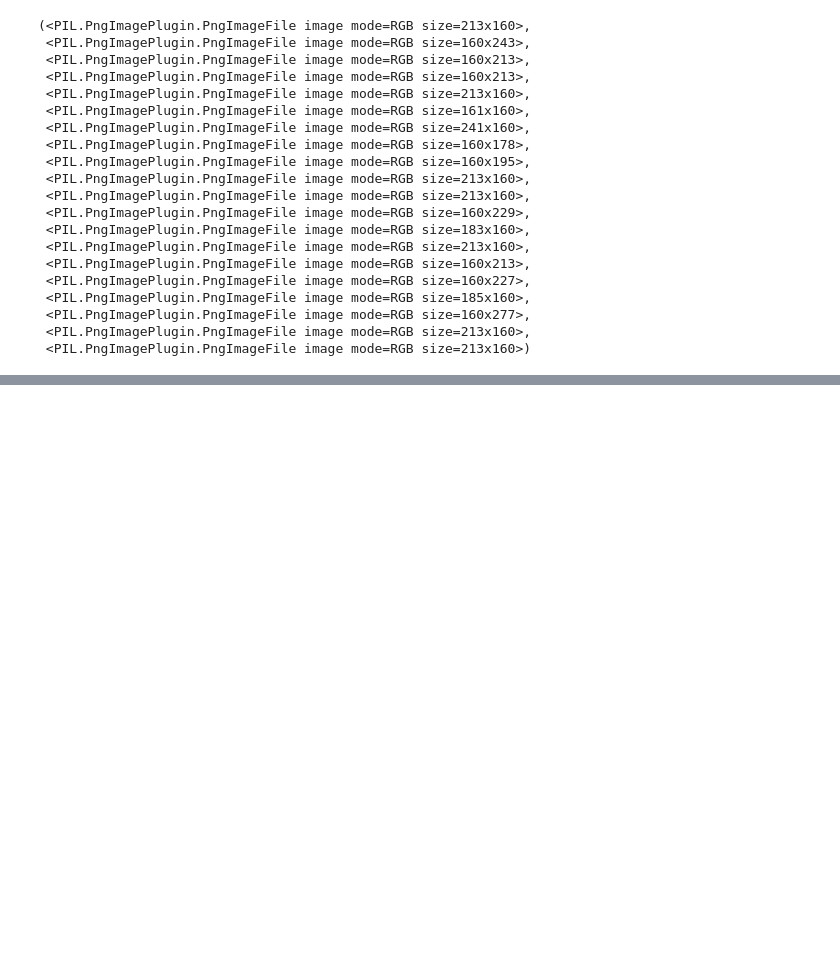
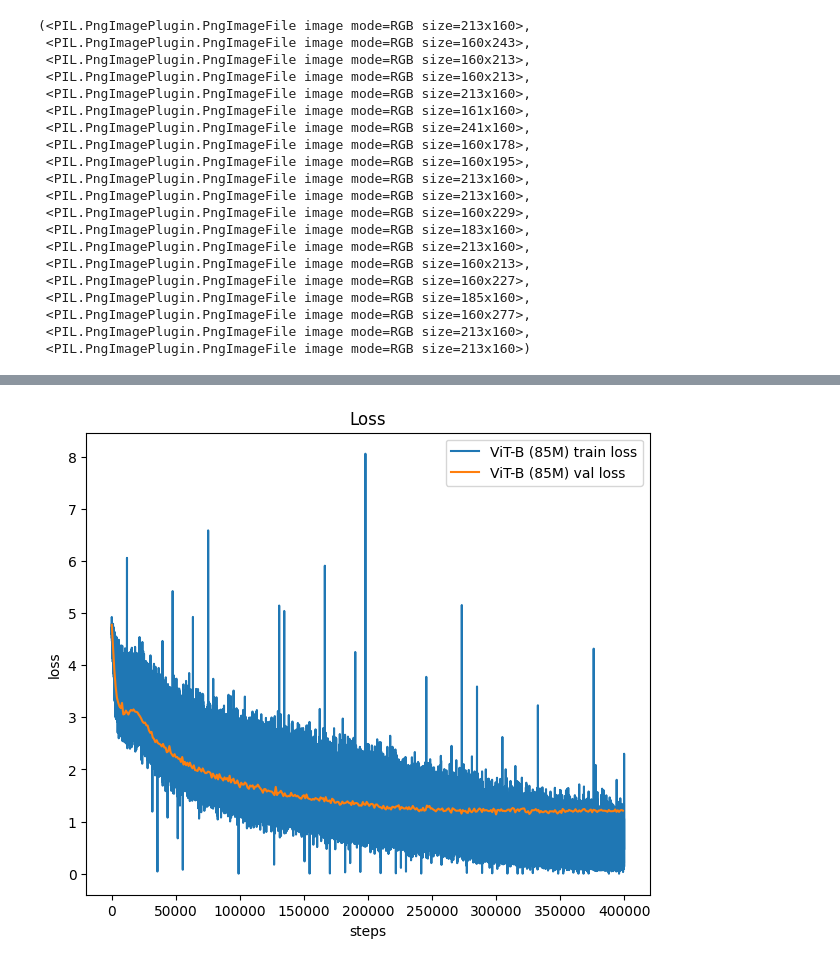
Before and after one commit to samitha278/nanoViT, a Jupyter notebook: test_imagenet.ipynb, the cells around one changed output, grey strips where cells are left out. Cells and saved outputs as stored; diff of their text form; code cells hidden in the pictures; blank space fills up the shorter version.

```diff
--- a/test_imagenet.ipynb
+++ b/test_imagenet.ipynb
@@ -185,0 +233,19 @@ SyntaxError: cannot use starred expression here (1408297334.py, line 1)
+# %%
+plt.figure(figsize=(16, 6))
+
+# losses: both train and val
+plt.subplot(121)
+xs, ys = streams_xy["train"] # training loss
+ys = np.array(ys)
+plt.plot(xs, ys, label=f'ViT-B ({sz}) train loss')
+print("Min Train Loss:", min(ys))
+xs, ys = streams_xy["val"] # validation loss
+plt.plot(xs, ys, label=f'ViT-B ({sz}) val loss')
+
+
+plt.xlabel("steps")
+plt.ylabel("loss")
+plt.legend()
+plt.title("Loss")
+print("Min Validation Loss:", min(ys))
+# %% [output]
@@ -185,0 +254 @@ SyntaxError: cannot use starred expression here (1408297334.py, line 1)
+[figure, added]
```
Also changed, not shown: parts of 3 cells of this notebook, 2 other files.
